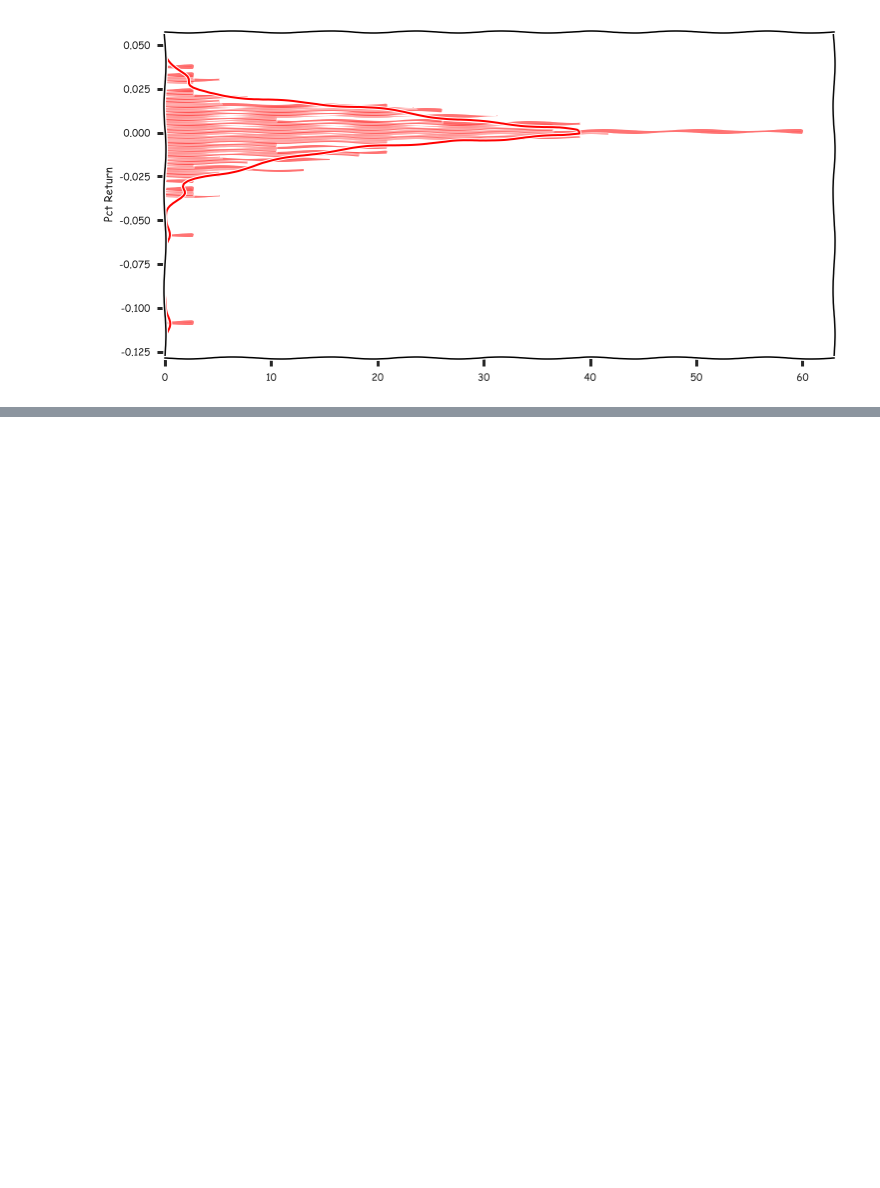
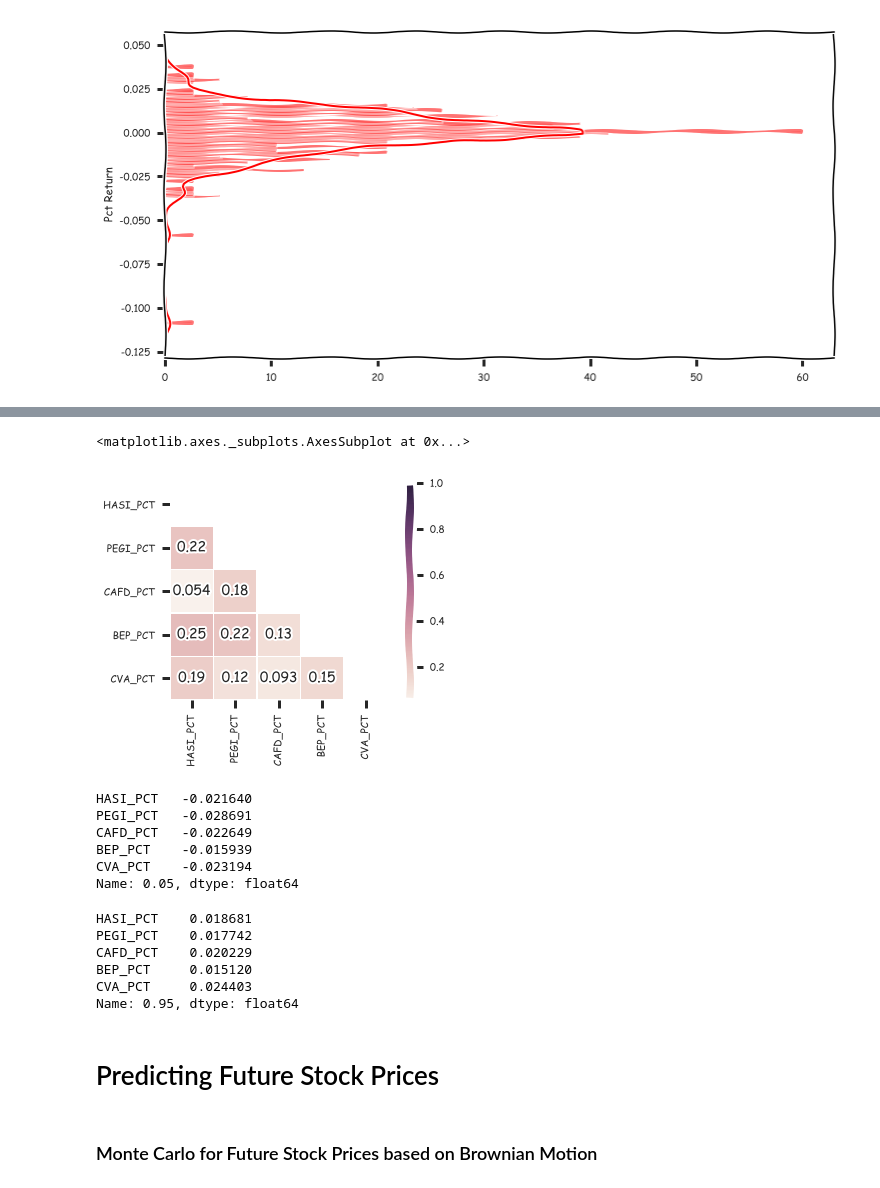
Before and after one commit to gcmallya85/AnalyzeStockPrices, a Jupyter notebook: AnalyzeStockPrices.ipynb, the cells around one changed output, grey strips where cells are left out. Drawn from its saved outputs; the diff is of its cells as text; code cells hidden in the pictures; blank space fills up the shorter version.

```diff
--- a/AnalyzeStockPrices.ipynb
+++ b/AnalyzeStockPrices.ipynb
@@ -205,0 +254,32 @@ sns.jointplot(tips['total_bill'],tips['tip'],kind='scatter')
+# %%
+# Compute the correlation matrix
+corr = Stocks_PCT.corr()
+# Generate a mask for the upper triangle
+mask = np.zeros_like(corr, dtype=np.bool)
+mask[np.triu_indices_from(mask)] = True
+sns.heatmap(corr, mask=mask,square=True, linewidths=.5, annot=True)
+# %% [output]
+<matplotlib.axes._subplots.AxesSubplot at 0x...>
+[figure, added]
+# %%
+# Worst expected daily performance
+Stocks_PCT.quantile(0.05)
+# %% [output]
+HASI_PCT   -0.021640
+PEGI_PCT   -0.028691
+CAFD_PCT   -0.022649
+BEP_PCT    -0.015939
+CVA_PCT    -0.023194
+Name: 0.05, dtype: float64
+# %%
+# Best expected daily performance
+Stocks_PCT.quantile(0.95)
+# %% [output]
+HASI_PCT    0.018681
+PEGI_PCT    0.017742
+CAFD_PCT    0.020229
+BEP_PCT     0.015120
+CVA_PCT     0.024403
+Name: 0.95, dtype: float64
+# %% [markdown]
+# Predicting Future Stock Prices
@@ -205,0 +292,2 @@ sns.jointplot(tips['total_bill'],tips['tip'],kind='scatter')
+# %% [markdown]
+### Monte Carlo for Future Stock Prices based on Brownian Motion
```
Also changed, not shown: parts of 32 cells of this notebook.
